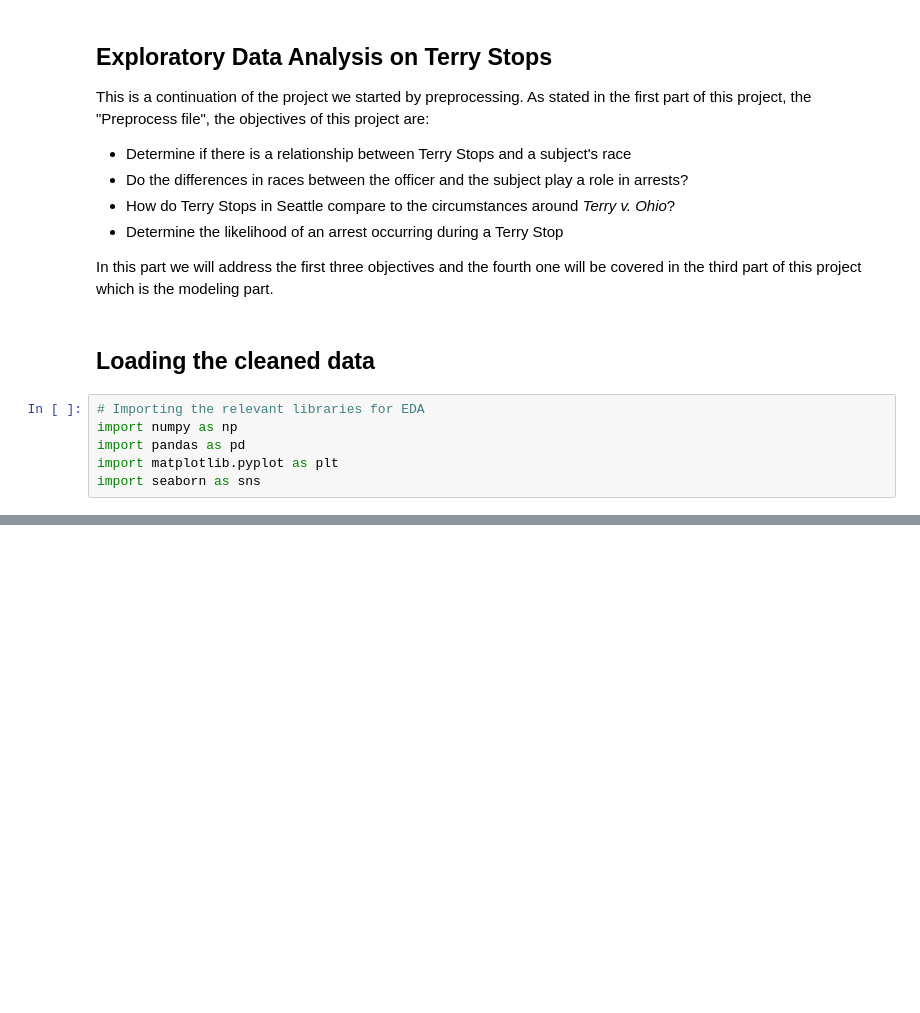
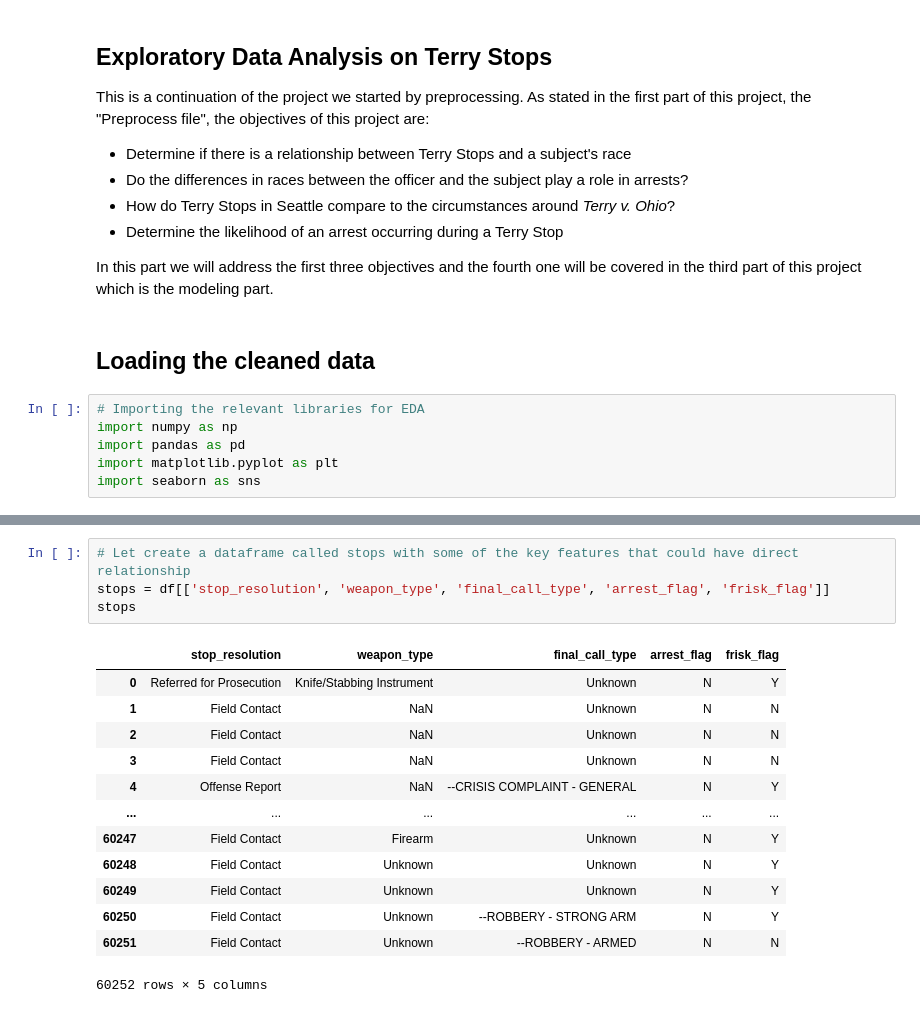
Before and after one commit to ShamlaA/Terry-Traffic-Stops-Prediction-for-Racial-Bias, a Jupyter notebook: Terry_stops_EDA.ipynb, the cells around one changed output, grey strips where cells are left out. Cells and saved outputs as stored; diff of their text form; blank space fills up the shorter version.

```diff
--- a/Terry_stops_EDA.ipynb
+++ b/Terry_stops_EDA.ipynb
@@ -35,0 +115,18 @@ cols_to_drop = []
+# %%
+# Let create a dataframe called stops with some of the key features that could have direct relationship
+stops = df[['stop_resolution', 'weapon_type', 'final_call_type', 'arrest_flag', 'frisk_flag']]
+stops
+# %% [output]
+|  | stop_resolution | weapon_type | final_call_type | arrest_flag | frisk_flag |
+| 0 | Referred for Prosecution | Knife/Stabbing Instrument | Unknown | N | Y |
+| 1 | Field Contact | NaN | Unknown | N | N |
+| 2 | Field Contact | NaN | Unknown | N | N |
+| 3 | Field Contact | NaN | Unknown | N | N |
+| 4 | Offense Report | NaN | --CRISIS COMPLAINT - GENERAL | N | Y |
+| ... | ... | ... | ... | ... | ... |
+| 60247 | Field Contact | Firearm | Unknown | N | Y |
+| 60248 | Field Contact | Unknown | Unknown | N | Y |
+| 60249 | Field Contact | Unknown | Unknown | N | Y |
+| 60250 | Field Contact | Unknown | --ROBBERY - STRONG ARM | N | Y |
+| 60251 | Field Contact | Unknown | --ROBBERY - ARMED | N | N |
+60252 rows × 5 columns
```
Also changed, not shown: parts of 10 cells of this notebook, 2 other files.
